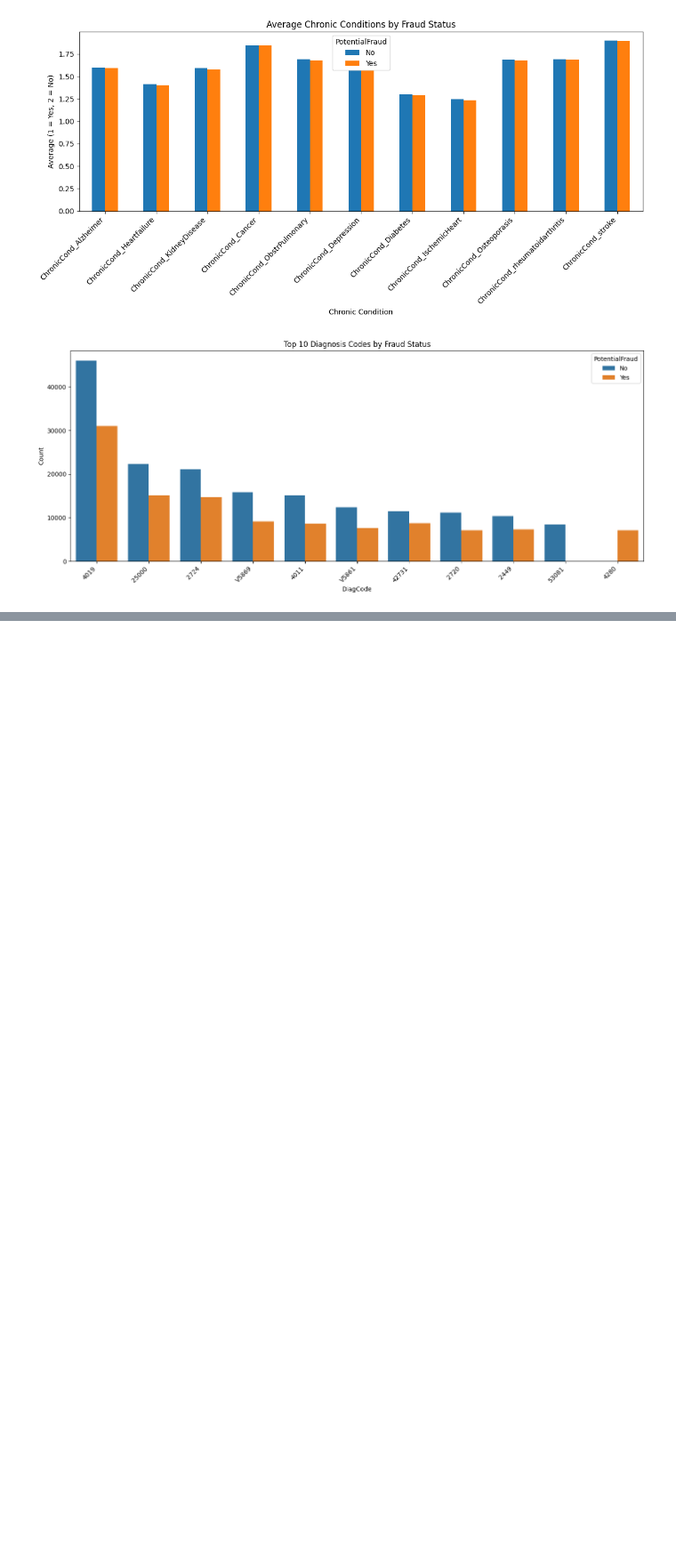
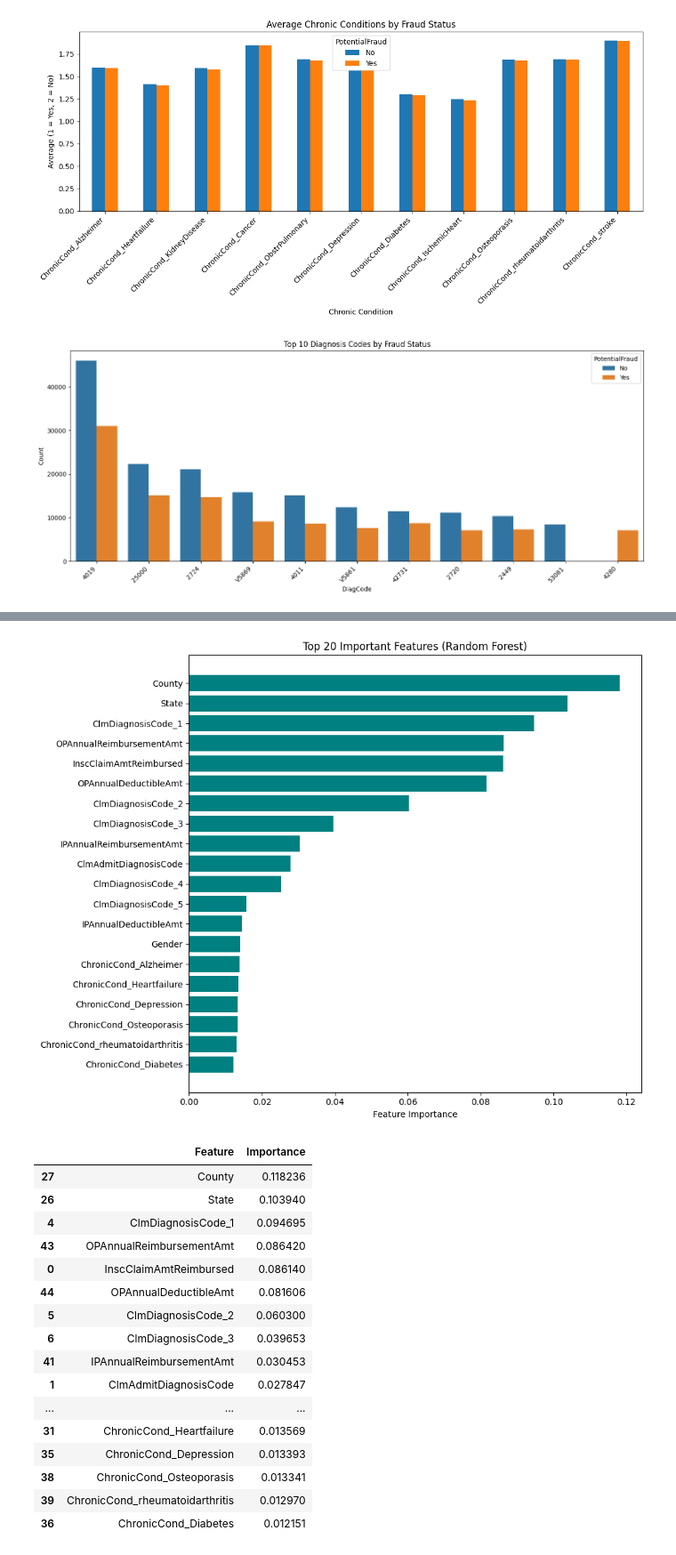
Before and after one commit to shebeta/medicare-fraud-detection-ds606, a Jupyter notebook: eda_and_modeling.ipynb, the cells around one changed output, grey strips where cells are left out. Shown at 89% size. Drawn from its saved outputs; the diff is of its cells as text; code cells hidden in the pictures; blank space fills up the shorter version.

```diff
--- a/eda_and_modeling.ipynb
+++ b/eda_and_modeling.ipynb
@@ -218,0 +318,17 @@ plt.show()
+# %%
+from sklearn.ensemble import RandomForestClassifier
+from sklearn.metrics import classification_report, confusion_matrix
+
+# Train
+rf = RandomForestClassifier(n_estimators=100, random_state=42, n_jobs=-1)
+rf.fit(X_train, y_train)
+
+# Predict
+y_pred_rf = rf.predict(X_val)
+
+# Evaluate
+print("Classification Report (Random Forest):")
+print(classification_report(y_val, y_pred_rf))
+
+print("Confusion Matrix:")
+print(confusion_matrix(y_val, y_pred_rf))
@@ -218,0 +349,44 @@ plt.show()
+# %%
+import pandas as pd
+import numpy as np
+import matplotlib.pyplot as plt
+
+# Get feature importances from the trained Random Forest model
+importances = rf.feature_importances_
+feature_names = X.columns
+
+# Create a DataFrame for easier visualization
+feat_imp_df = pd.DataFrame({
+    'Feature': feature_names,
+    'Importance': importances
+}).sort_values(by='Importance', ascending=False)
+
+# Plot top 20 important features
+plt.figure(figsize=(10, 8))
+plt.barh(feat_imp_df['Feature'][:20][::-1], feat_imp_df['Importance'][:20][::-1], color='teal')
+plt.xlabel('Feature Importance')
+plt.title('Top 20 Important Features (Random Forest)')
+plt.tight_layout()
+plt.show()
+
+# Also print the table
+feat_imp_df.head(20)
+# %% [output]
+[figure, added]
+|  | Feature | Importance |
+| 27 | County | 0.118236 |
+| 26 | State | 0.103940 |
+| 4 | ClmDiagnosisCode_1 | 0.094695 |
+| 43 | OPAnnualReimbursementAmt | 0.086420 |
+| 0 | InscClaimAmtReimbursed | 0.086140 |
+| 44 | OPAnnualDeductibleAmt | 0.081606 |
+| 5 | ClmDiagnosisCode_2 | 0.060300 |
+| 6 | ClmDiagnosisCode_3 | 0.039653 |
+| 41 | IPAnnualReimbursementAmt | 0.030453 |
+| 1 | ClmAdmitDiagnosisCode | 0.027847 |
+| ... | ... | ... |
+| 31 | ChronicCond_Heartfailure | 0.013569 |
+| 35 | ChronicCond_Depression | 0.013393 |
+| 38 | ChronicCond_Osteoporasis | 0.013341 |
+| 39 | ChronicCond_rheumatoidarthritis | 0.012970 |
+| 36 | ChronicCond_Diabetes | 0.012151 |
```
Also changed, not shown: parts of 14 cells of this notebook.
